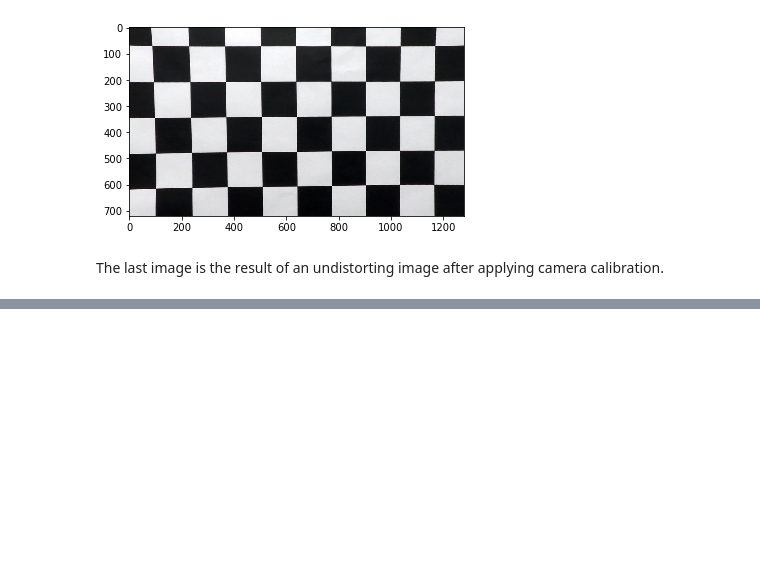
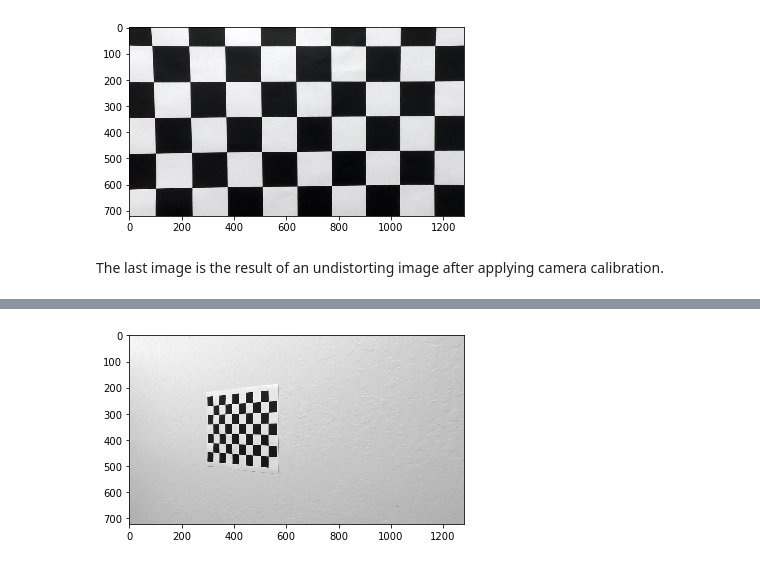
Before and after one commit to musa-atlihan/CarND-Advanced-Lane-Lines, a Jupyter notebook: project-report.ipynb, the cells around one changed output, grey strips where cells are left out. Drawn from its saved outputs; the diff is of its cells as text; code cells hidden in the pictures; blank space fills up the shorter version.

```diff
--- a/project-report.ipynb
+++ b/project-report.ipynb
@@ -141,0 +184,9 @@ The last image is the result of an undistorting image after applying camera cali
+# %%
+# convert image to single channel
+gray = cv2.cvtColor(undist, cv2.COLOR_BGR2GRAY)
+
+plt.imshow(gray, cmap='gray')
+plt.show()
+plt.close()
+# %% [output]
+[figure, added]
```
Also changed, not shown: parts of 13 cells of this notebook.
